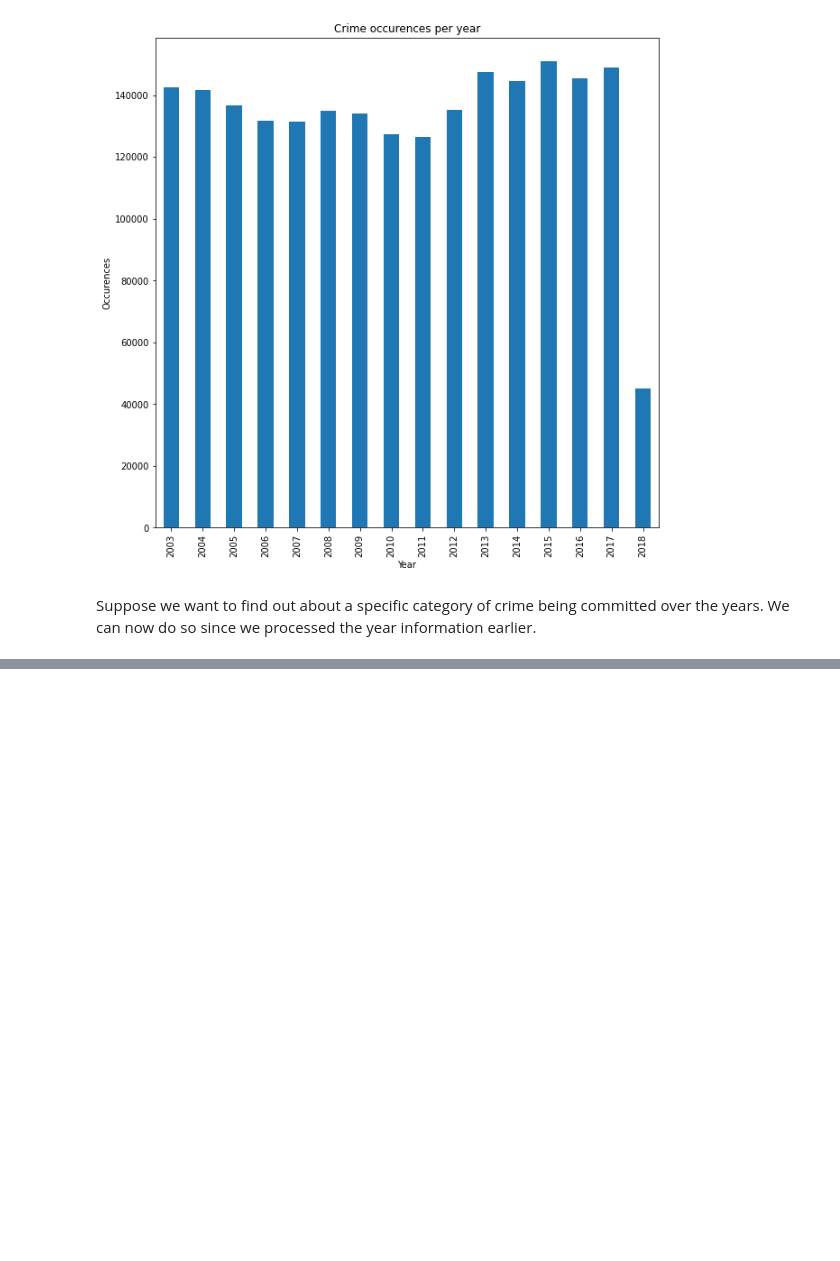
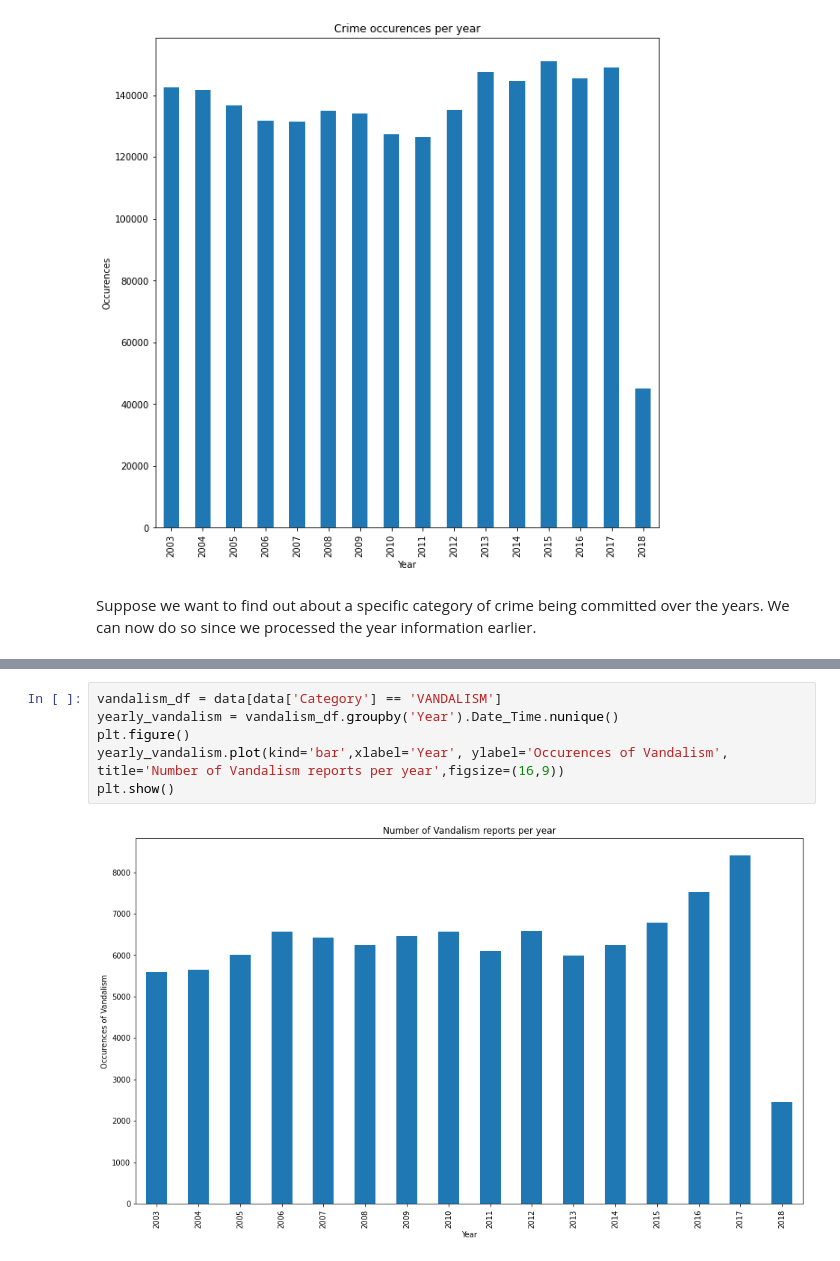
Before and after one commit to rmavlingcar/exploring-sfpd-incident-reports, a Jupyter notebook: Exploring SFPD Police Incident Report Data..ipynb, the cells around one changed output, grey strips where cells are left out. Drawn from its saved outputs; the diff is of its cells as text; blank space fills up the shorter version.

Commit message:
temporal patterns in crime data

```diff
--- a/Exploring SFPD Police Incident Report Data..ipynb
+++ b/Exploring SFPD Police Incident Report Data..ipynb
@@ -268,0 +257,8 @@ yearly_vehicle_theft.head()
+# %%
+vandalism_df = data[data['Category'] == 'VANDALISM']
+yearly_vandalism = vandalism_df.groupby('Year').Date_Time.nunique()
+plt.figure()
+yearly_vandalism.plot(kind='bar',xlabel='Year', ylabel='Occurences of Vandalism', title='Number of Vandalism reports per year',figsize=(16,9))
+plt.show()
+# %% [output]
+[figure, added]
```
Also changed, not shown: parts of 1 cell of this notebook.
